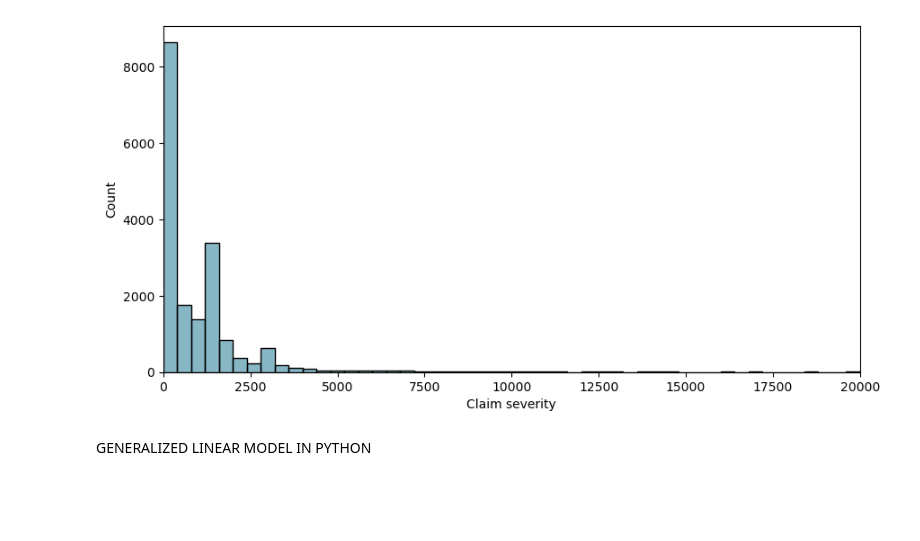
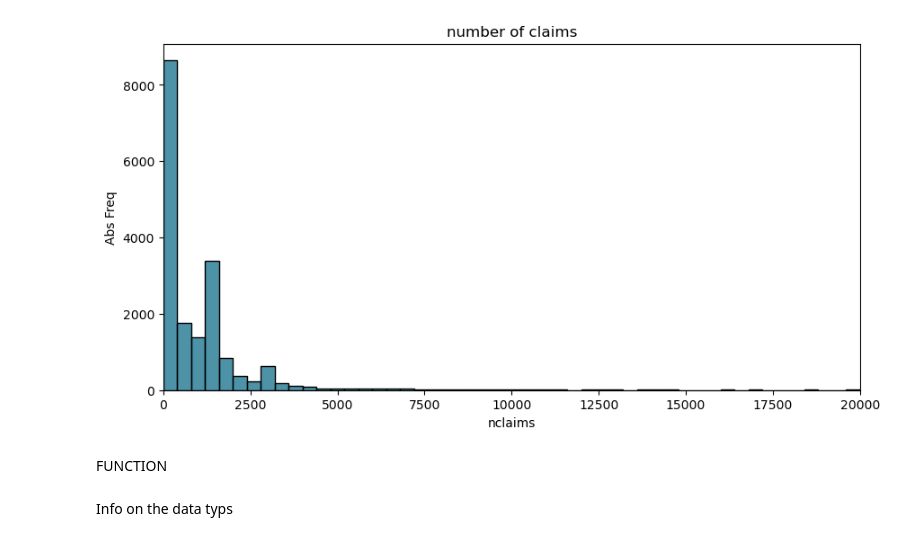
Before and after one commit to HalfmoonSD/Data-Science-for-Non-Life-Insurance-Project, a Jupyter notebook: GLM.ipynb, the cells around one changed output. Drawn from its saved outputs; the diff is of its cells as text; code cells hidden in the pictures; blank space fills up the shorter version.

```diff
--- a/GLM.ipynb
+++ b/GLM.ipynb
@@ -133,10 +89,12 @@ executing.executing.NotOneValueFound: Expected one value, found 0
 # %%
-plt.figure(figsize = (10,5))
-sns.histplot(data = pos_sev, x = "sev", stat = 'count', color = KULbg, alpha = 0.5, bins = 50, binrange = [0, 20000], edgecolor = 'black', linewidth = 1)
-plt.xlabel("Claim severity")
-plt.xlim(0, 20000)
-plt.show()"r"
+plt.figure(figsize = (10, 5))
+sns.histplot(data=pos_sev, x='sev',stat='count',color=KULbg, bins = 50, binrange=[0,20000])
+plt.ylabel("Abs Freq")
+plt.xlabel("nclaims")
+plt.xlim(0,20000)
+plt.title('number of claims')
+plt.show()
 # %% [output]
-[figure, old version]
+[figure, new version]
-# %% [markdown]
-GENERALIZED LINEAR MODEL IN PYTHON
+# %% [markdown]
+FUNCTION
@@ -142,0 +113,2 @@ GENERALIZED LINEAR MODEL IN PYTHON
+# %% [markdown]
+Info on the data typs
```
Also changed, not shown: parts of 21 cells of this notebook, 1 other file.
